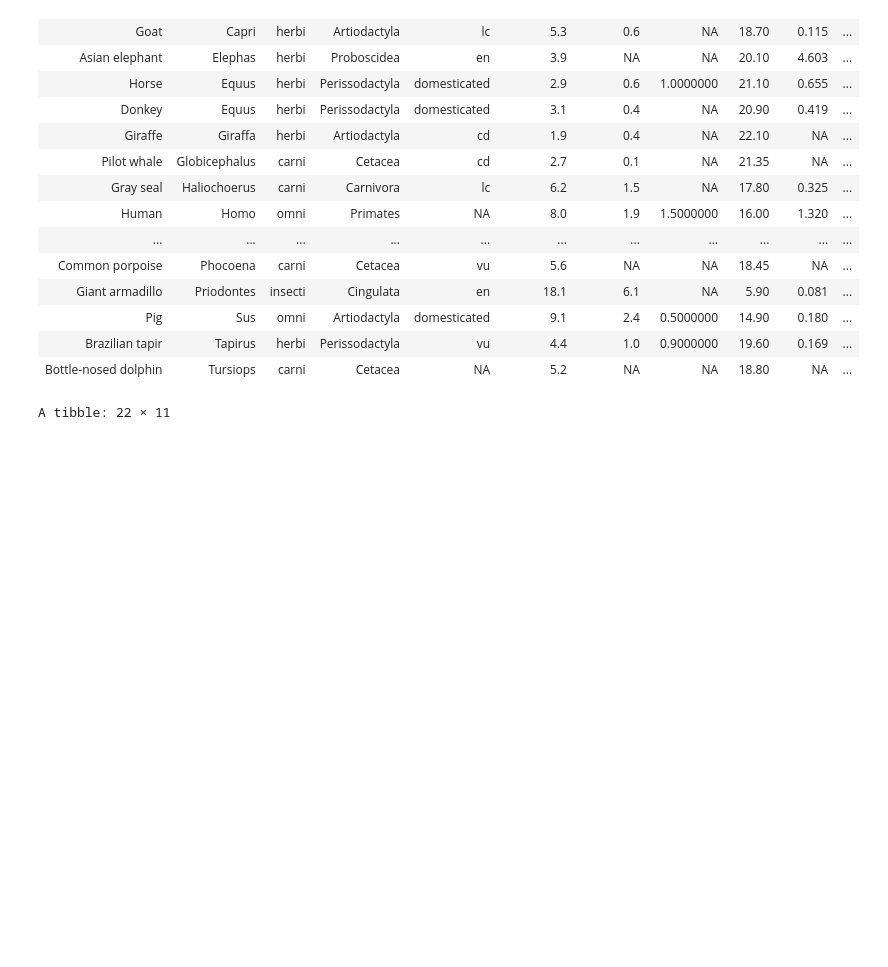
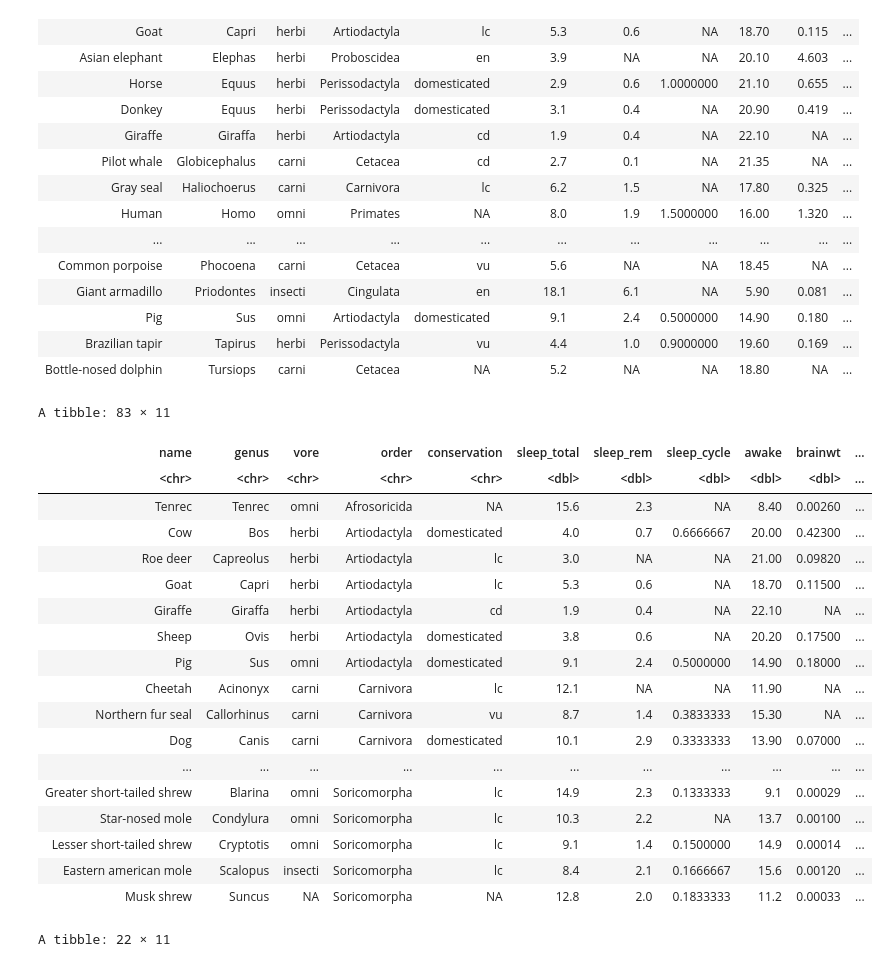
Before and after one commit to simoneminorr/ds1002-uqa9qp, a Jupyter notebook: homework/week-15.ipynb, the cells around one changed output. Saved outputs shown, nothing was run; the diff lists cells and outputs as text; code cells hidden in the pictures; blank space fills up the shorter version.

```diff
--- a/homework/week-15.ipynb
+++ b/homework/week-15.ipynb
@@ -143,6 +143,30 @@ A tibble: 22 × 11
 | Pig | Sus | omni | Artiodactyla | domesticated | 9.1 | 2.4 | 0.5000000 | 14.90 | 0.180 | ... |
 | Brazilian tapir | Tapirus | herbi | Perissodactyla | vu | 4.4 | 1.0 | 0.9000000 | 19.60 | 0.169 | ... |
 | Bottle-nosed dolphin | Tursiops | carni | Cetacea | NA | 5.2 | NA | NA | 18.80 | NA | ... |
+# %%
+animalsordered <- msleep %>%
+  arrange(order)
+animalsordered
+# %% [output]
+A tibble: 83 × 11
+| name | genus | vore | order | conservation | sleep_total | sleep_rem | sleep_cycle | awake | brainwt | ... |
+| <chr> | <chr> | <chr> | <chr> | <chr> | <dbl> | <dbl> | <dbl> | <dbl> | <dbl> | ... |
+| Tenrec | Tenrec | omni | Afrosoricida | NA | 15.6 | 2.3 | NA | 8.40 | 0.00260 | ... |
+| Cow | Bos | herbi | Artiodactyla | domesticated | 4.0 | 0.7 | 0.6666667 | 20.00 | 0.42300 | ... |
+| Roe deer | Capreolus | herbi | Artiodactyla | lc | 3.0 | NA | NA | 21.00 | 0.09820 | ... |
+| Goat | Capri | herbi | Artiodactyla | lc | 5.3 | 0.6 | NA | 18.70 | 0.11500 | ... |
+| Giraffe | Giraffa | herbi | Artiodactyla | cd | 1.9 | 0.4 | NA | 22.10 | NA | ... |
+| Sheep | Ovis | herbi | Artiodactyla | domesticated | 3.8 | 0.6 | NA | 20.20 | 0.17500 | ... |
+| Pig | Sus | omni | Artiodactyla | domesticated | 9.1 | 2.4 | 0.5000000 | 14.90 | 0.18000 | ... |
+| Cheetah | Acinonyx | carni | Carnivora | lc | 12.1 | NA | NA | 11.90 | NA | ... |
+| Northern fur seal | Callorhinus | carni | Carnivora | vu | 8.7 | 1.4 | 0.3833333 | 15.30 | NA | ... |
+| Dog | Canis | carni | Carnivora | domesticated | 10.1 | 2.9 | 0.3333333 | 13.90 | 0.07000 | ... |
+| ... | ... | ... | ... | ... | ... | ... | ... | ... | ... | ... |
+| Greater short-tailed shrew | Blarina | omni | Soricomorpha | lc | 14.9 | 2.3 | 0.1333333 | 9.1 | 0.00029 | ... |
+| Star-nosed mole | Condylura | omni | Soricomorpha | lc | 10.3 | 2.2 | NA | 13.7 | 0.00100 | ... |
+| Lesser short-tailed shrew | Cryptotis | omni | Soricomorpha | lc | 9.1 | 1.4 | 0.1500000 | 14.9 | 0.00014 | ... |
+| Eastern american mole | Scalopus | insecti | Soricomorpha | lc | 8.4 | 2.1 | 0.1666667 | 15.6 | 0.00120 | ... |
+| Musk shrew | Suncus | NA | Soricomorpha | NA | 12.8 | 2.0 | 0.1833333 | 11.2 | 0.00033 | ... |
 # %%
 #group animals by order
 top30ordered <- top30msleep %>%
```
Also changed, not shown: parts of 4 cells of this notebook.
